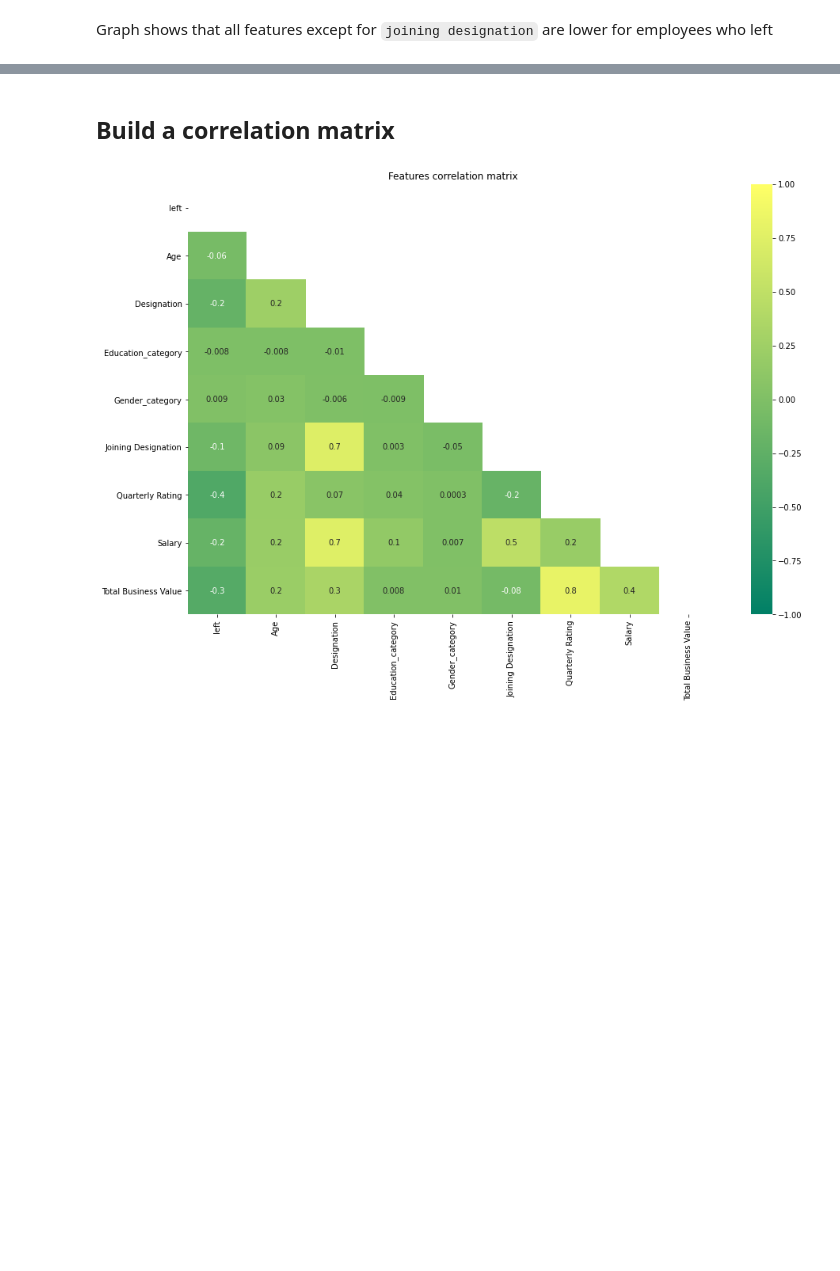
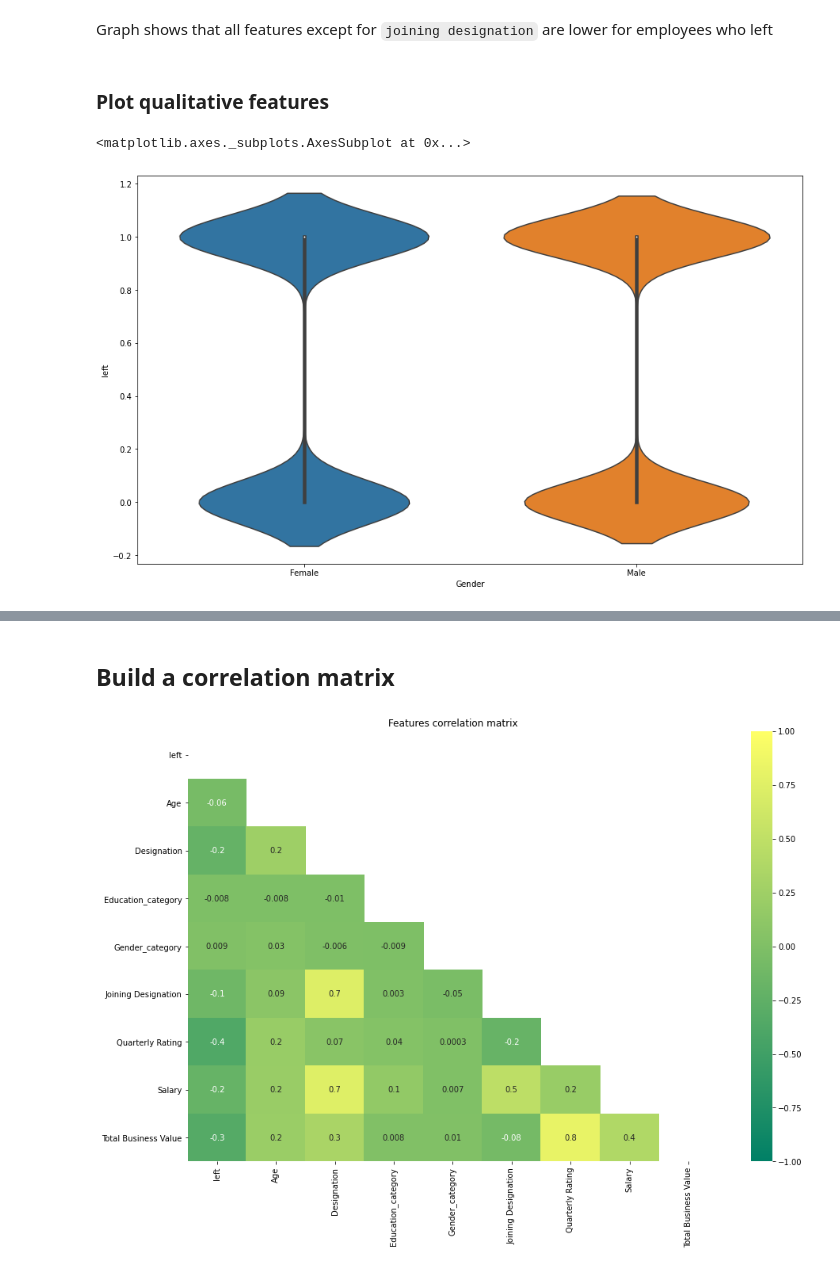
Before and after one commit to anniepank/Hackathon, a Jupyter notebook: Employees_churn_Liza.ipynb, the cells around one changed output, grey strips where cells are left out. Drawn from its saved outputs; the diff is of its cells as text; code cells hidden in the pictures; blank space fills up the shorter version.

```diff
--- a/Employees_churn_Liza.ipynb
+++ b/Employees_churn_Liza.ipynb
@@ -343,3 +347,12 @@ fig.show()
 [interactive output not drawn]
 # %% [markdown]
 Graph shows that all features except for `joining designation` are lower for employees who left
+# %% [markdown]
+### Plot qualitative features
+# %%
+plt.figure(figsize=(15, 9))
+
+sns.violinplot(y='left', x='Gender', data=train)
+# %% [output]
+<matplotlib.axes._subplots.AxesSubplot at 0x...>
+[figure, added]
```
Also changed, not shown: parts of 19 cells of this notebook.
